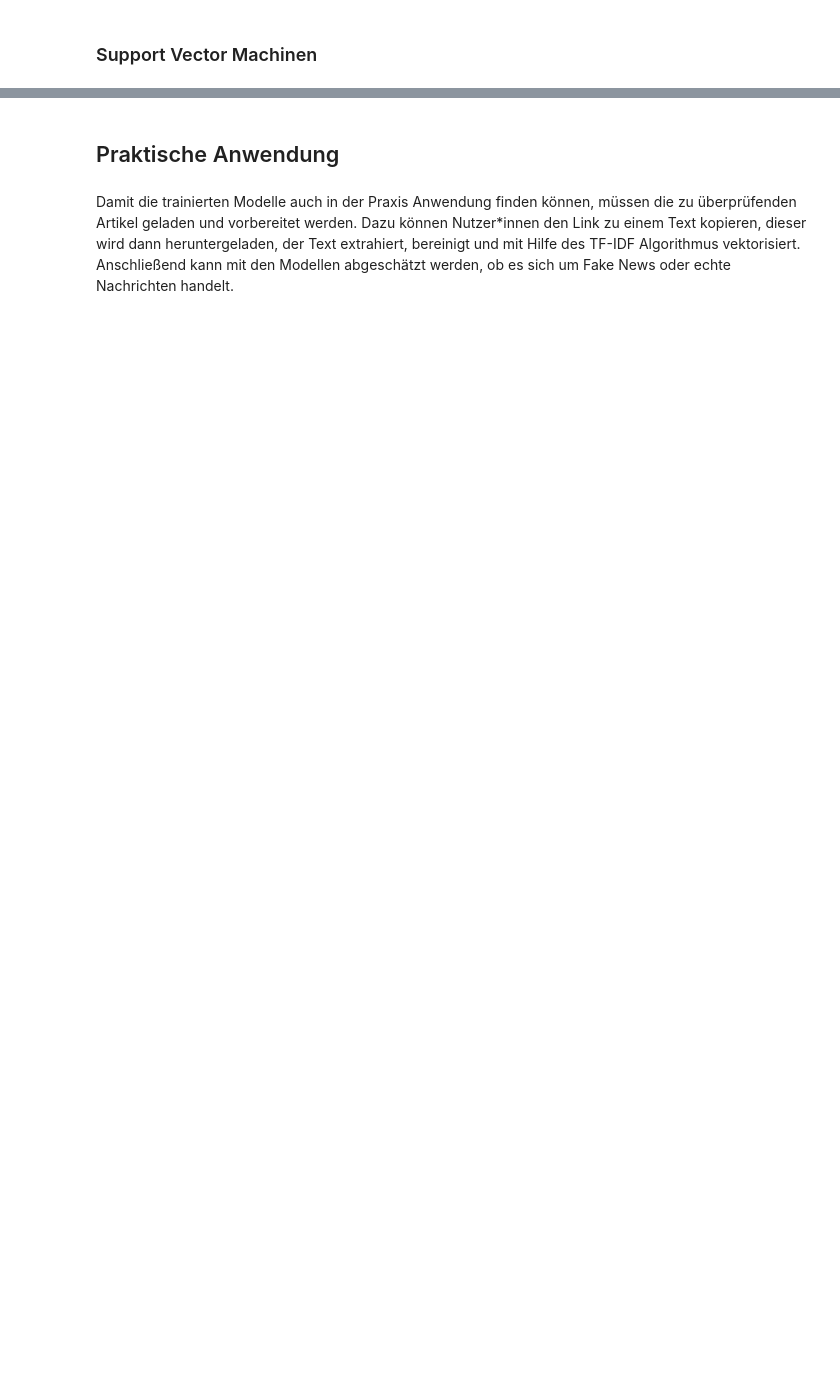
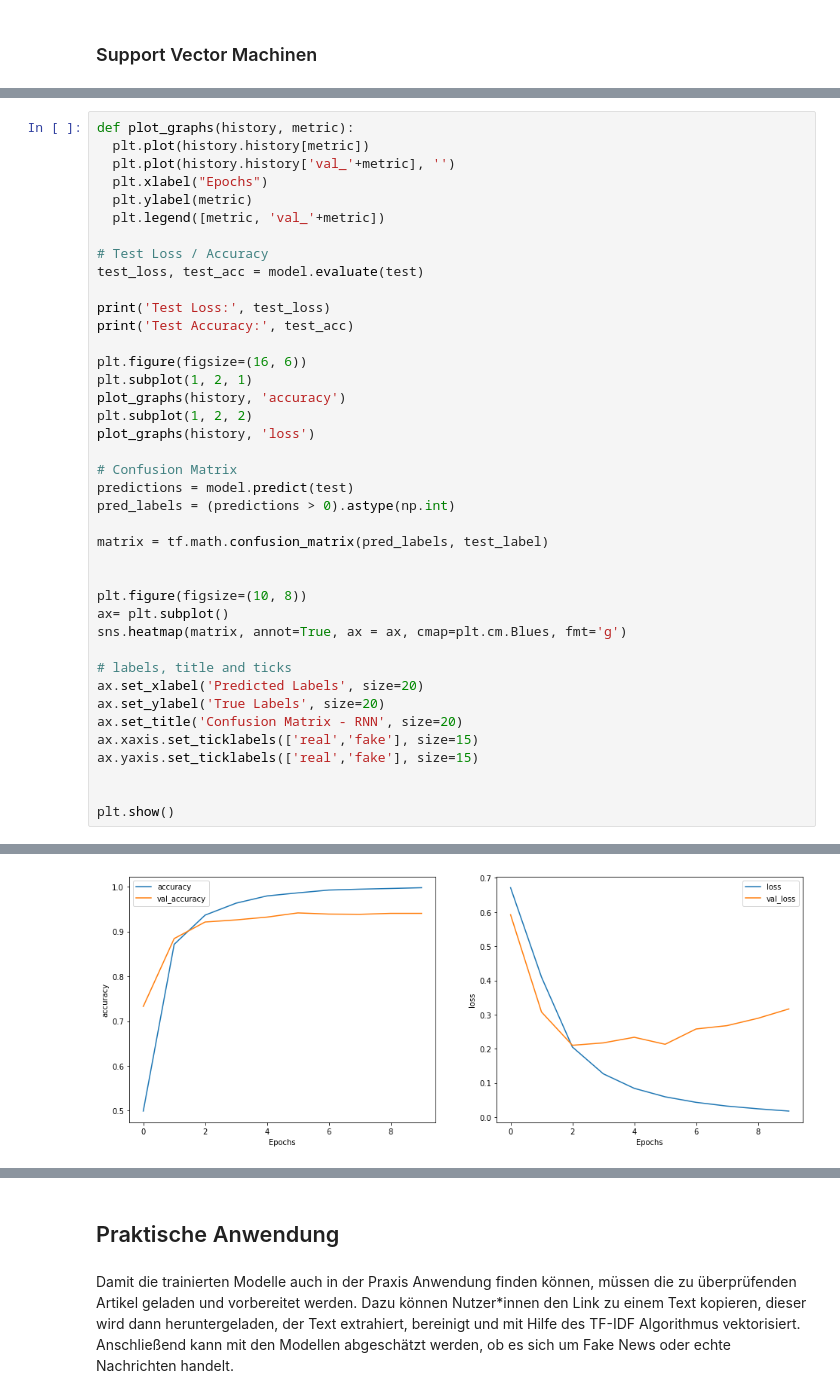
Before and after one commit to Kai-UweHueber/Studienarbeit_Covid_Fake_News_Classifier, a Jupyter notebook: 2021_Studienarbeit_Menacher_Hüber.ipynb, the cells around one changed output, grey strips where cells are left out. Drawn from its saved outputs; the diff is of its cells as text; blank space fills up the shorter version.

```diff
--- a/2021_Studienarbeit_Menacher_Hüber.ipynb
+++ b/2021_Studienarbeit_Menacher_Hüber.ipynb
@@ -407,0 +471,41 @@ Support Vector Machine F1 Score ->  0.92
+# %%
+def plot_graphs(history, metric):
+  plt.plot(history.history[metric])
+  plt.plot(history.history['val_'+metric], '')
+  plt.xlabel("Epochs")
+  plt.ylabel(metric)
+  plt.legend([metric, 'val_'+metric])
+
+# Test Loss / Accuracy
+test_loss, test_acc = model.evaluate(test)
+
+print('Test Loss:', test_loss)
+print('Test Accuracy:', test_acc)
+
+plt.figure(figsize=(16, 6))
+plt.subplot(1, 2, 1)
+plot_graphs(history, 'accuracy')
+plt.subplot(1, 2, 2)
+plot_graphs(history, 'loss')
+
+# Confusion Matrix
+predictions = model.predict(test)
+pred_labels = (predictions > 0).astype(np.int)
+
+matrix = tf.math.confusion_matrix(pred_labels, test_label)
+
+
+plt.figure(figsize=(10, 8))
+ax= plt.subplot()
+sns.heatmap(matrix, annot=True, ax = ax, cmap=plt.cm.Blues, fmt='g')
+
+# labels, title and ticks
+ax.set_xlabel('Predicted Labels', size=20)
+ax.set_ylabel('True Labels', size=20)
+ax.set_title('Confusion Matrix - RNN', size=20)
+ax.xaxis.set_ticklabels(['real','fake'], size=15)
+ax.yaxis.set_ticklabels(['real','fake'], size=15)
+
+
+plt.show()
+# %% [output]
@@ -407,0 +515 @@ Support Vector Machine F1 Score ->  0.92
+[figure, added]
```
Also changed, not shown: parts of 14 cells of this notebook, 1 other file.
